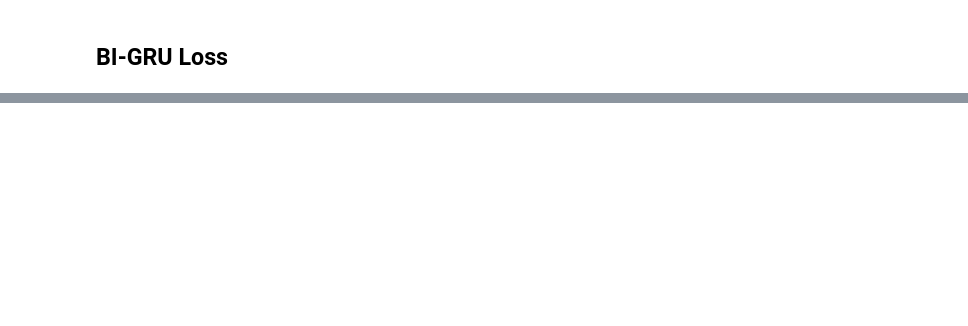
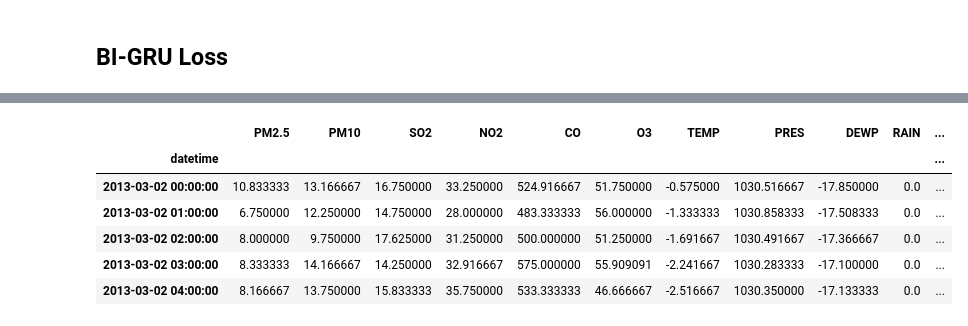
Before and after one commit to TahmidaMajumder/FYP-2, a Jupyter notebook: beijing-bi-gru-model.ipynb, the cells around one changed output, grey strips where cells are left out. Drawn from its saved outputs; the diff is of its cells as text; code cells hidden in the pictures; blank space fills up the shorter version.

Commit message:
Kaggle Notebook | Beijing_Bi-GRU_Model | Version 2

```diff
--- a/beijing-bi-gru-model.ipynb
+++ b/beijing-bi-gru-model.ipynb
@@ -637,0 +638,11 @@ plt.show()
+# %%
+full_data = data[['PM2.5', 'PM10', 'SO2', 'NO2', 'CO', 'O3', 'TEMP', 'PRES', 'DEWP', 'RAIN']]
+
+#  feature data
+WINDOW_SIZE = 24
+features = full_data.drop(columns=['PM2.5'])
+
+X_full, _ = new_data_to_X_y(features, full_data['PM2.5'], WINDOW_SIZE)
+
+# Run predictions
+aqi_forecast = gru_model.predict(X_full)
@@ -637,0 +651,13 @@ plt.show()
+# %%
+full_data = full_data.iloc[WINDOW_SIZE:]
+full_data['PM2.5_AQI_forecast'] = aqi_forecast.flatten()
+# %%
+full_data.head()
+# %% [output]
+|  | PM2.5 | PM10 | SO2 | NO2 | CO | O3 | TEMP | PRES | DEWP | RAIN | ... |
+| datetime |  |  |  |  |  |  |  |  |  |  | ... |
+| 2013-03-02 00:00:00 | 10.833333 | 13.166667 | 16.750000 | 33.250000 | 524.916667 | 51.750000 | -0.575000 | 1030.516667 | -17.850000 | 0.0 | ... |
+| 2013-03-02 01:00:00 | 6.750000 | 12.250000 | 14.750000 | 28.000000 | 483.333333 | 56.000000 | -1.333333 | 1030.858333 | -17.508333 | 0.0 | ... |
+| 2013-03-02 02:00:00 | 8.000000 | 9.750000 | 17.625000 | 31.250000 | 500.000000 | 51.250000 | -1.691667 | 1030.491667 | -17.366667 | 0.0 | ... |
+| 2013-03-02 03:00:00 | 8.333333 | 14.166667 | 14.250000 | 32.916667 | 575.000000 | 55.909091 | -2.241667 | 1030.283333 | -17.100000 | 0.0 | ... |
+| 2013-03-02 04:00:00 | 8.166667 | 13.750000 | 15.833333 | 35.750000 | 533.333333 | 46.666667 | -2.516667 | 1030.350000 | -17.133333 | 0.0 | ... |
```
Also changed, not shown: parts of 14 cells of this notebook.
